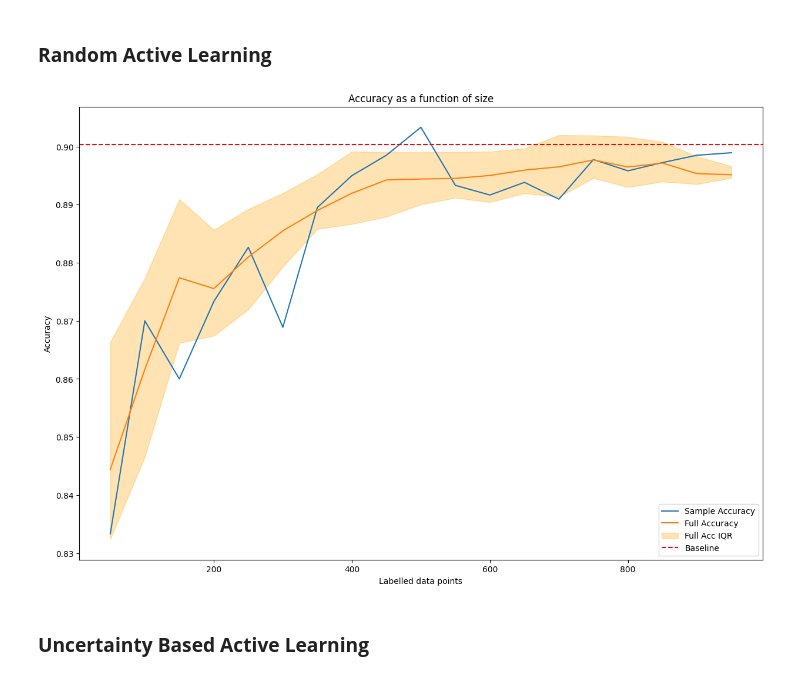
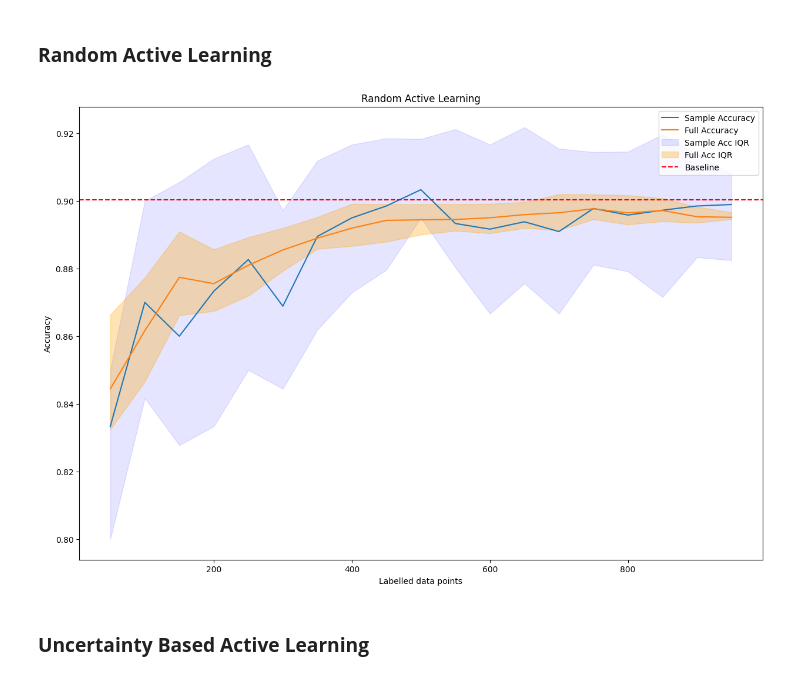
Before and after one commit to giorgiodemarchi/Duality-Based-Active-Learning, a Jupyter notebook: model.ipynb, the cells around one changed output. Cells and saved outputs as stored; diff of their text form; code cells hidden in the pictures.

Commit message:
added plot result fn

```diff
--- a/model.ipynb
+++ b/model.ipynb
@@ -9,6 +9,26 @@ from sklearn.linear_model import LogisticRegression
 from sklearn.metrics import accuracy_score
 
 from scipy.spatial.distance import cdist
+# %%
+def plot_result(accuracies_df, stats_sample_df, stats_full_df, baseline_accuracy, title, show_iqr_sample=False):
+    plt.figure(figsize=(15,10))
+
+    # Plot average accuracies
+    plt.plot(accuracies_df.reset_index()['index'], accuracies_df['Sample Accuracy'], label='Sample Accuracy')
+    plt.plot(accuracies_df.reset_index()['index'], accuracies_df['Full Accuracy'], label='Full Accuracy')
+
+    # Optional: Plot IQR
+    if show_iqr_sample:
+        plt.fill_between(accuracies_df.reset_index()['index'], stats_sample_df['25%'], stats_sample_df['75%'], color='blue', alpha=0.1, label='Sample Acc IQR')
+    plt.fill_between(accuracies_df.reset_index()['index'], stats_full_df['25%'], stats_full_df['75%'], color='orange', alpha=0.3, label='Full Acc IQR')
+
+    # Baseline accuracy and other plot settings
+    plt.axhline(y=baseline_accuracy, color='r', linestyle='--', label='Baseline')
+    plt.legend()
+    plt.title(title)
+    plt.xlabel('Labelled data points')
+    plt.ylabel('Accuracy')
+    plt.show()
 # %% [markdown]
 # Classification Model
 # %%
@@ -132,27 +152,10 @@ stats_full = {size: compute_stats(all_accuracies_df, size, element_index=1) for
 # Convert these stats into DataFrames
 stats_sample_df = pd.DataFrame(stats_sample, index=['Max', 'Min', '25%', '75%']).T
 stats_full_df = pd.DataFrame(stats_full, index=['Max', 'Min', '25%', '75%']).T
-# %%
-# Plotting
-plt.figure(figsize=(15,10))
-
-# Plot average accuracies
-plt.plot(accuracies_df.reset_index()['index'], accuracies_df['Sample Accuracy'], label='Sample Accuracy')
-plt.plot(accuracies_df.reset_index()['index'], accuracies_df['Full Accuracy'], label='Full Accuracy')
-
-# Optional: Plot IQR
-# plt.fill_between(accuracies_df.reset_index()['index'], stats_sample_df['25%'], stats_sample_df['75%'], color='blue', alpha=0.3, label='Sample Acc IQR')
-plt.fill_between(accuracies_df.reset_index()['index'], stats_full_df['25%'], stats_full_df['75%'], color='orange', alpha=0.3, label='Full Acc IQR')
-
-# Baseline accuracy and other plot settings
-plt.axhline(y=baseline_accuracy, color='r', linestyle='--', label='Baseline')
-plt.legend()
-plt.title('Accuracy as a function of size')
-plt.xlabel('Labelled data points')
-plt.ylabel('Accuracy')
-plt.show()
-# %% [output]
-[figure, removed]
+# %%
+plot_result(accuracies_df, stats_sample_df, stats_full_df, baseline_accuracy, 'Random Active Learning', show_iqr_sample=True)
+# %% [output]
+[figure, added]
 # %% [markdown]
 ### **Uncertainty Based Active Learning**
 # %%
```
Also changed, not shown: parts of 6 cells of this notebook.
